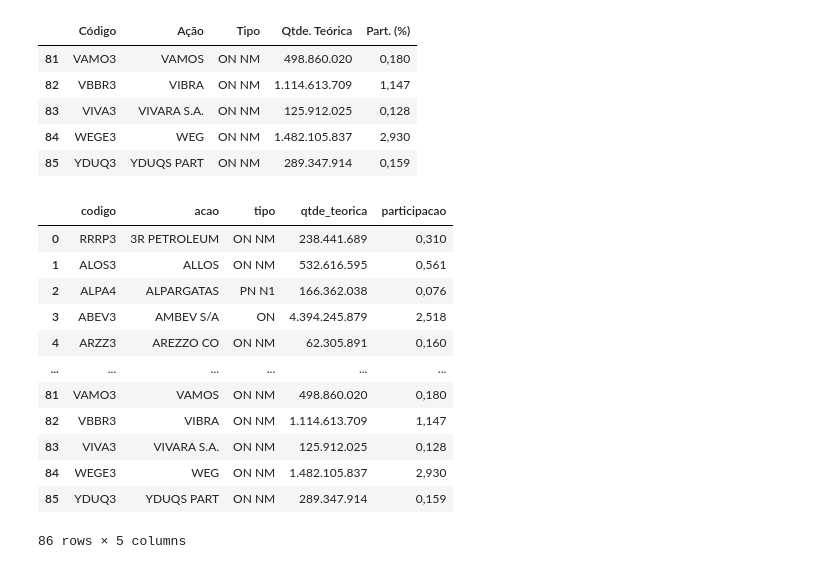
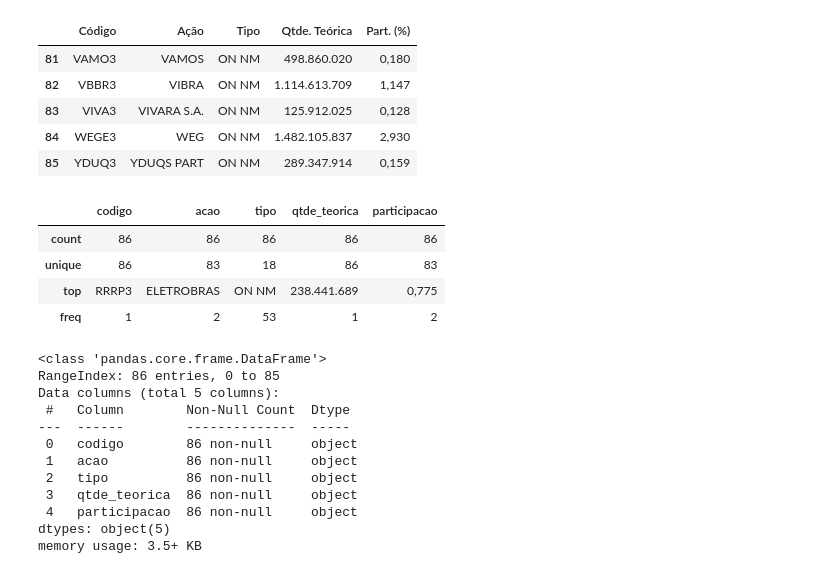
Before and after one commit to pdiegoneves/UNICESUMAR-Python-Avancado, a Jupyter notebook: bibliotecas.ipynb, the cells around one changed output. Cells and saved outputs as stored; diff of their text form; code cells hidden in the pictures.

Commit message:
finalizando pandas

```diff
--- a/bibliotecas.ipynb
+++ b/bibliotecas.ipynb
@@ -259,19 +259,26 @@ df_ibov.rename(columns={
     'Qtde. Teórica': 'qtde_teorica',
     'Part. (%)': 'participacao'},
     inplace=True)
+# %%
+df_ibov.describe(include='all')
+# %% [output]
+|  | codigo | acao | tipo | qtde_teorica | participacao |
+| count | 86 | 86 | 86 | 86 | 86 |
+| unique | 86 | 83 | 18 | 86 | 83 |
+| top | RRRP3 | ELETROBRAS | ON NM | 238.441.689 | 0,775 |
+| freq | 1 | 2 | 53 | 1 | 2 |
 # %%
-df_ibov
+df_ibov.info()
 # %% [output]
-|  | codigo | acao | tipo | qtde_teorica | participacao |
-| 0 | RRRP3 | 3R PETROLEUM | ON NM | 238.441.689 | 0,310 |
-| 1 | ALOS3 | ALLOS | ON NM | 532.616.595 | 0,561 |
-| 2 | ALPA4 | ALPARGATAS | PN N1 | 166.362.038 | 0,076 |
-| 3 | ABEV3 | AMBEV S/A | ON | 4.394.245.879 | 2,518 |
-| 4 | ARZZ3 | AREZZO CO | ON NM | 62.305.891 | 0,160 |
-| ... | ... | ... | ... | ... | ... |
-| 81 | VAMO3 | VAMOS | ON NM | 498.860.020 | 0,180 |
-| 82 | VBBR3 | VIBRA | ON NM | 1.114.613.709 | 1,147 |
-| 83 | VIVA3 | VIVARA S.A. | ON NM | 125.912.025 | 0,128 |
-| 84 | WEGE3 | WEG | ON NM | 1.482.105.837 | 2,930 |
-| 85 | YDUQ3 | YDUQS PART | ON NM | 289.347.914 | 0,159 |
-86 rows × 5 columns
+<class 'pandas.core.frame.DataFrame'>
+RangeIndex: 86 entries, 0 to 85
+Data columns (total 5 columns):
+ #   Column        Non-Null Count  Dtype
+---  ------        --------------  -----
+ 0   codigo        86 non-null     object
+ 1   acao          86 non-null     object
+ 2   tipo          86 non-null     object
+ 3   qtde_teorica  86 non-null     object
+ 4   participacao  86 non-null     object
+dtypes: object(5)
+memory usage: 3.5+ KB
```
Also changed, not shown: parts of 11 cells of this notebook, 1 other file.
